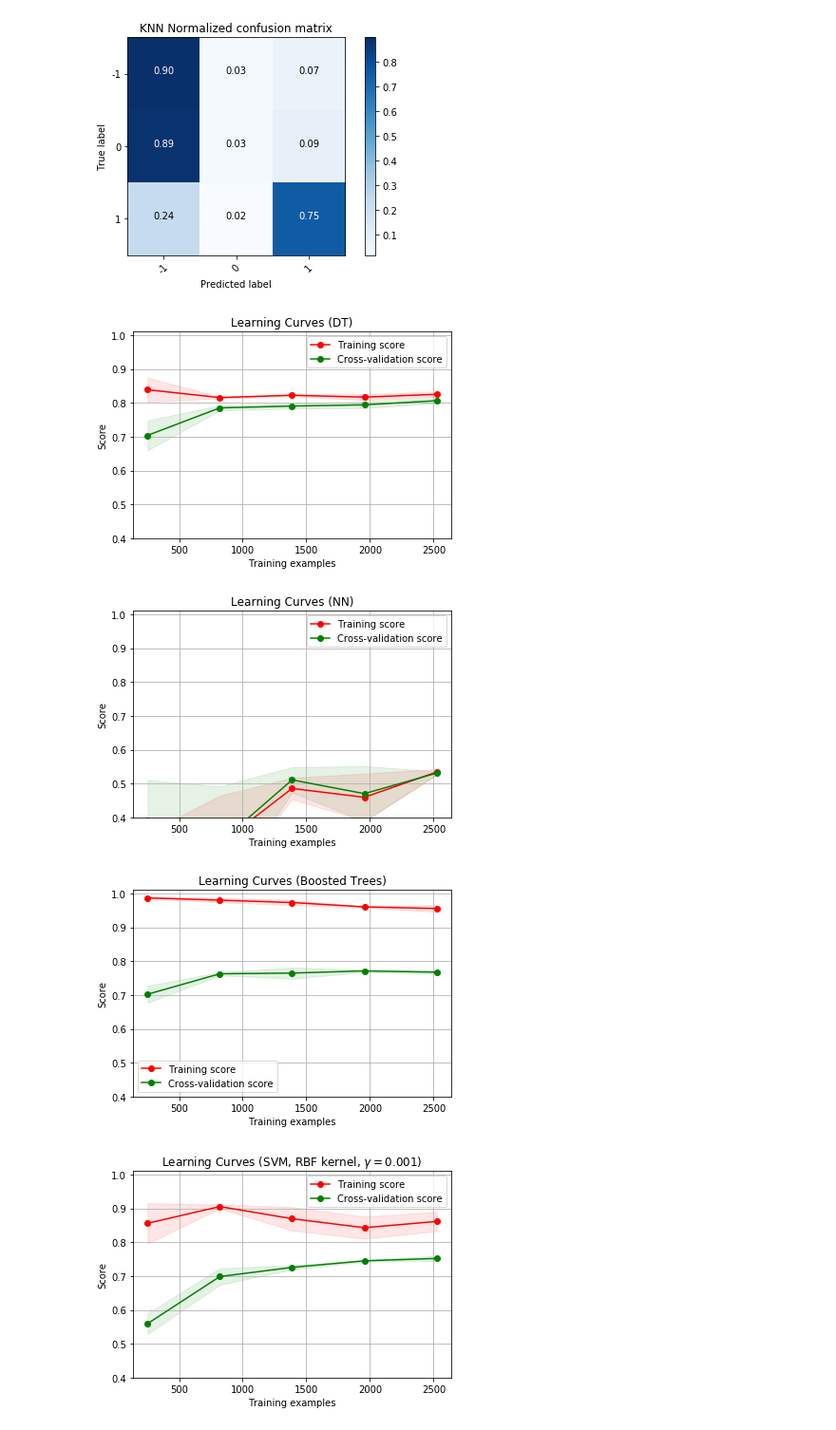
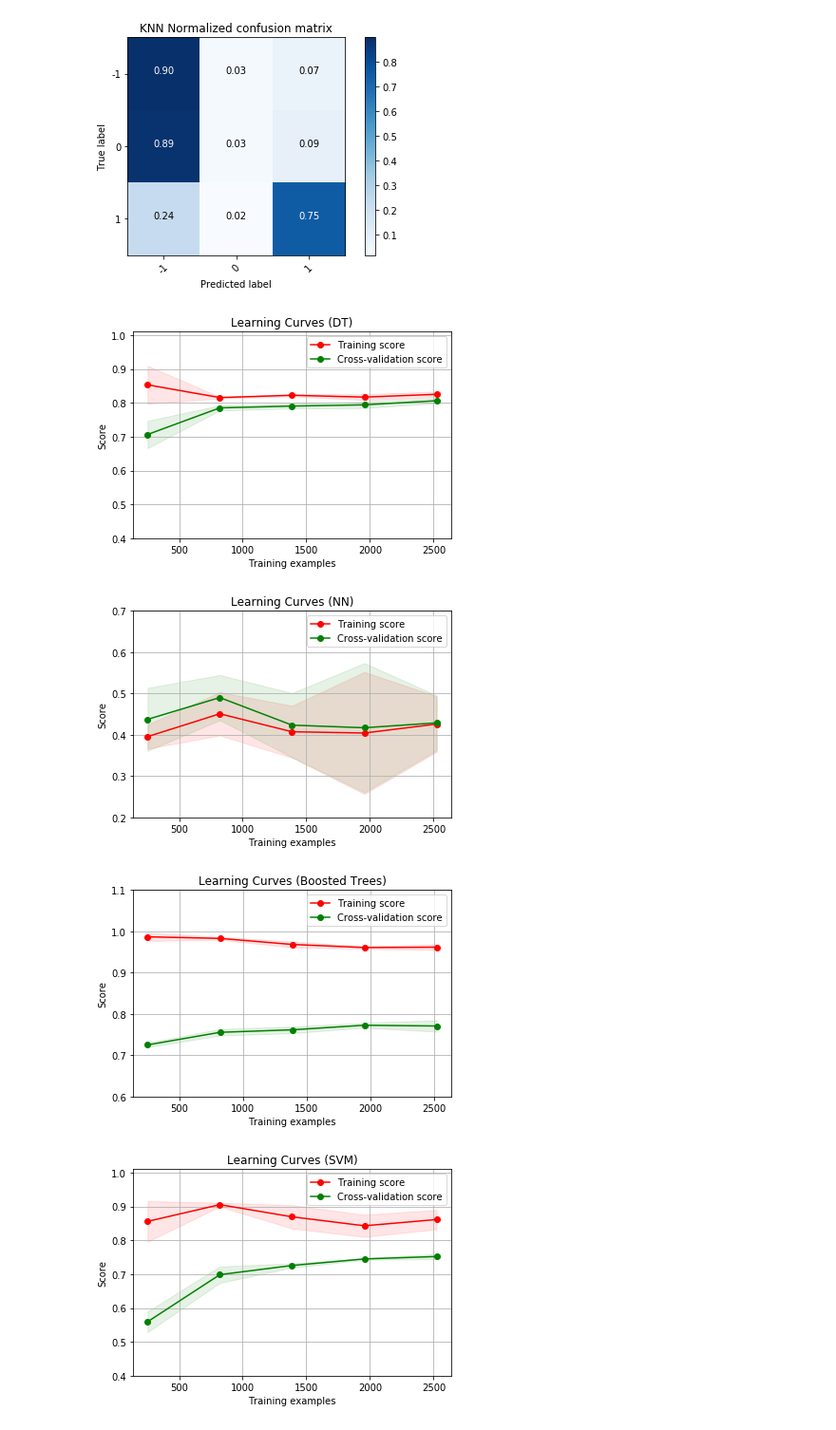
Before and after one commit to seungkwanbaek/ML4Crypto, a Jupyter notebook: ML HW1 Kickstarter.ipynb, the cells around one changed output. Shown at 95% size. Saved outputs shown, nothing was run; the diff lists cells and outputs as text; code cells hidden in the pictures.

```diff
--- a/ML HW1 Kickstarter.ipynb
+++ b/ML HW1 Kickstarter.ipynb
@@ -178,7 +120,7 @@ For a neural network algorithm, activation function, the solver for weight optim
 # %%
 start = time.time()
 
-tuned_parameters = [{'hidden_layer_sizes':[(1, 5), (1, 10), (2,5), (2,10), (10, 5), (4, 20)]}]
+tuned_parameters = [{'hidden_layer_sizes':[(2,10), (10, 5), (4, 20), (8, 20), (4, 30)]}]
 
 Xtrain_scaled = pd.DataFrame(preprocessing.scale(X_train))
 Xtest_scaled = pd.DataFrame(preprocessing.scale(X_test))
@@ -349,9 +291,7 @@ Time: 6.15
 start = time.time()
 
 tuned_parameters = [{
-    'weights':('uniform', 'distance'),
-    'n_neighbors': [2, 3, 5, 10, 20],
-    'leaf_size': [20, 30]
+    'n_neighbors': [2, 3, 5, 10, 20, 30]
 }]
 
 KNN = GridSearchCV(KNeighborsClassifier(), tuned_parameters)
@@ -608,33 +548,33 @@ def plot_learning_curve(estimator, title, X, y, ylim=None, cv=None,
 # %%
 start= time.time()
 title = "Learning Curves (DT)"
 plot_learning_curve(DT, title, X, Y, ylim=(0.4, 1.01))
 ####################################################################
 
 title = "Learning Curves (NN)"
 plot_learning_curve(NN, title, X, Y, (0.2, 0.7))
 
 ####################################################################
 
 title = "Learning Curves (Boosted Trees)"
 plot_learning_curve(Boost, title, X, Y, (0.6, 1.1))
 
 ####################################################################
 
-title = "Learning Curves (SVM, RBF kernel, $\gamma=0.001$)"
+title = "Learning Curves (SVM)"
 plot_learning_curve(SVM, title, X, Y, (0.4, 1.01))
 ####################################################################
 
 title = "Learning Curves (KNN)"
 plot_learning_curve(KNN, title, X, Y, (0.4, 1.1))
 ####################################################################
 
 plt.show()
 
 end= time.time()
 print end-start
 # %% [output]
-[figure, old version]
+[figure, new version]
-[figure, old version]
+[figure, new version]
-[figure, old version]
+[figure, new version]
-[figure, old version]
+[figure, new version]
```
Also changed, not shown: parts of 6 cells of this notebook, 1 other file.
